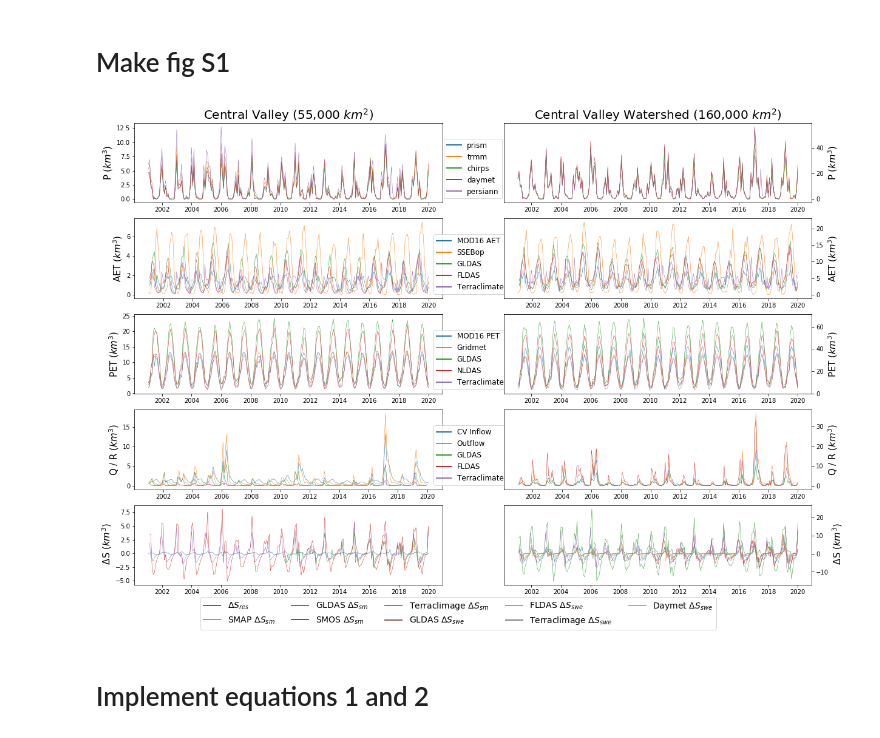
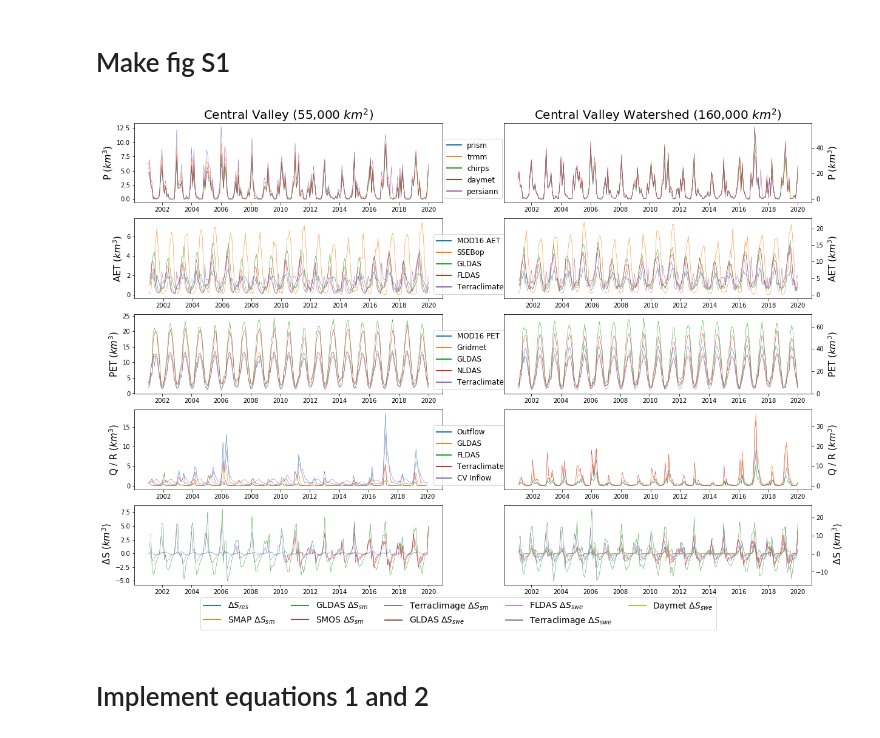
Before and after one commit to kashingtonDC/HyDRA, a Jupyter notebook: code/04_Figures.ipynb, the cells around one changed output. Saved outputs shown, nothing was run; the diff lists cells and outputs as text; code cells hidden in the pictures.

Commit message:
figures clean run

```diff
--- a/code/04_Figures.ipynb
+++ b/code/04_Figures.ipynb
@@ -86,24 +86,25 @@ Sres_cvws.columns = ['Sres_cvws']
 # %%
 # Load ET data processed using crop coefficient method (split into chunks in the ETkc folder)
 
-files = [os.path.join("../data/ETkc",x) for x in os.listdir("../data/ETkc") if x.endswith(".csv")]
+files = [os.path.join("../data/ETcv",x) for x in os.listdir("../data/ETcv") if x.endswith(".csv")]
 etdfs = [pd.read_csv(x) for x in files]
 
-wdfs = [x.ETkc for x in etdfs]
-petdfs = [x.petsum for x in etdfs]
-aetdfs = [x.aetsum for x in etdfs]
+etcvdfs = [x.ETkc for x in etdfs]
+petdfs = [x.petimsum for x in etdfs]
+aetdfs = [x.aetimsum for x in etdfs]
 kcdfs = [x.kc_mean for x in etdfs]
-wET = pd.concat(wdfs, axis = 1)
+
+ETcv = pd.concat(etcvdfs, axis = 1)
 aet = pd.concat(aetdfs, axis = 1)
 pet = pd.concat(petdfs, axis = 1)
 kc = pd.concat(kcdfs, axis = 1)
 
-wets = wET.sum(axis=1)
+etcvs = ETcv.sum(axis=1)
 pets = pet.sum(axis=1)
 aets = aet.sum(axis=1)
 kcs = kc.mean(axis = 1)
 
-etdf = pd.DataFrame([wets, pets, aets, kcs]).T
+etdf = pd.DataFrame([etcvs, pets, aets, kcs]).T
 etdf.index = pd.to_datetime(etdfs[0][etdfs[0].columns[0]])
 
 etdf.columns = ['ETkc', 'pet', 'aet', "kc"]
@@ -120,23 +121,12 @@ gracedat = rs.col_to_dt(gracedf)
 grace = pd.DataFrame(gracedat['grace'].dropna())
 
 # Wells data (processed by zihan using Faunt 2009 Sy values )
-wells = pd.read_csv("/Users/aakash/Desktop/HyDRA/data/wells_ds_faunt_sy.csv")
-wells.month = wells.month.astype(str)
-wells.year = wells.year.astype(str)
-wells.month = wells.month.str.zfill(2)
-wellcols = wells.columns
-
-wells['Date'] = pd.to_datetime(wells.year + wells.month , format="%Y%m") + MonthEnd(1)
-wells.index = wells.Date
-wells.drop(['Date'], axis =1, inplace = True)
-wells['wells_ds_km3'] = wells[wells.columns[-1]] * 55000 * 1e-5
-wells.drop(wellcols, axis = 1, inplace = True)
+wells = pd.read_csv('../data/wells_ds.csv')
+wells = rs.col_to_dt(wells)
 
 # c2vsim storage data (processed by Rich)
-c2vs = pd.read_csv("/Users/aakash/Desktop/HyDRA/data/all_data_cv.csv")
-c2vs.ds = c2vs.s.diff()
-c2vsim_ds = pd.DataFrame(np.cumsum(rs.col_to_dt(c2vs)['s'].diff()))
-c2vsim_ds.columns = ['c2vsim_ds']
+c2vsim_ds = pd.read_csv('../data/c2vsim_ds.csv')
+c2vsim_ds = rs.col_to_dt(c2vsim_ds)
 # %%
 cvdf.set_index(cvdf.index + MonthEnd(0), inplace = True)
 cvwdf.set_index(cvwdf.index + MonthEnd(0), inplace = True)
@@ -267,11 +257,11 @@ ax6.set_ylabel(rows[2], size = 15)
 
 # Q/R CV
 ax7 = plt.subplot(nrows, ncols, 7)
-ax7.plot(plotdf['qs_in_km3'], label = "CV Inflow", linewidth = 0.5)
 ax7.plot(plotdf['qs_out_km3'], label = "Outflow", linewidth = 0.5)
 ax7.plot(plotdf['r_gldas'], label = "GLDAS", linewidth = 0.5)
 ax7.plot(plotdf['r_fldas'], label = "FLDAS", linewidth = 0.5)
 ax7.plot(plotdf['r_tc'], label = "Terraclimate", linewidth = 0.5)
+ax7.plot(plotdf['qs_in_km3'], label = "CV Inflow", linewidth = 0.5)
 
 # Legend in the center
 leg = ax7.legend(loc='upper right', bbox_to_anchor=(1.22, 0.85),
@@ -301,8 +291,8 @@ ax8.set_ylabel(rows[3], size = 15)
 ax9 = plt.subplot(nrows, ncols, 9)
 ax9.plot(plotdf['Sres_cv'].diff(), label = "CV $\Delta S_res$", linewidth = 0.5)
 ax9.plot(plotdf['sm_smap'].diff(), label = "SMAP", linewidth = 0.5)
-ax9.plot(plotdf['sm_smos'].diff(), label = "SMOS", linewidth = 0.5)
-ax9.plot(plotdf['sm_gldas'].diff(), label = "GLDAS", linewidth = 0.5)
+ax9.plot(plotdf['sm_gldas'].diff(), label = "SMOS", linewidth = 0.5)
+ax9.plot(plotdf['sm_smos'].diff(), label = "GLDAS", linewidth = 0.5)
 ax9.plot(plotdf['sm_tc'].diff(), label = "Terraclimate", linewidth = 0.5)
 
 
@@ -310,34 +300,34 @@ ax9.set_ylabel(rows[4], size = 15)
 
 # SWE/SM/SRES CVWS
 ax10 = plt.subplot(nrows, ncols, 10)
 ax10.plot(plotdf['Sres_cvws'].diff(), label = "$\Delta S_{res}$", linewidth = 0.5)
 ax10.plot(plotdf['sm_smap_cvws'].diff(), label = "SMAP $\Delta S_{sm}$", linewidth = 0.5)
 ax10.plot(plotdf['sm_gldas_cvws'].diff(), label = "GLDAS $\Delta S_{sm}$", linewidth = 0.5)
 ax10.plot(plotdf['sm_smos_cvws'].diff(), label = "SMOS $\Delta S_{sm}$", linewidth = 0.5)
 ax10.plot(plotdf['sm_tc_cvws'].diff(), label = "Terraclimage $\Delta S_{sm}$", linewidth = 0.5)
 
 ax10.plot(plotdf['swe_gldas_cvws'].diff(), label = "GLDAS $\Delta S_{swe}$", linewidth = 0.5)
 ax10.plot(plotdf['swe_gldas_cvws'].diff(), label = "FLDAS $\Delta S_{swe}$", linewidth = 0.5)
 ax10.plot(plotdf['swe_tc_cvws'].diff(), label = "Terraclimage $\Delta S_{swe}$", linewidth = 0.5)
 ax10.plot(plotdf['swe_dmet_cvws'].diff(), label = "Daymet $\Delta S_{swe}$", linewidth = 0.5)
 
 
 ax10.yaxis.tick_right()
 ax10.yaxis.set_label_position("right")
 ax10.set_ylabel(rows[4], size = 15)
 
 # Legend in the center
 leg = ax10.legend(loc='upper left', bbox_to_anchor=(-1, -.1),
            ncol = 5, fancybox=True,  prop={'size': 14})
 
 for line in leg.get_lines():
     line.set_linewidth(2.0)
 
 
 
 plt.show()
 # %% [output]
-[figure, old version]
+[figure, new version]
 # %% [markdown]
 # Implement equations 1 and 2
 # %%
```
Also changed, not shown: parts of 2 cells of this notebook.
